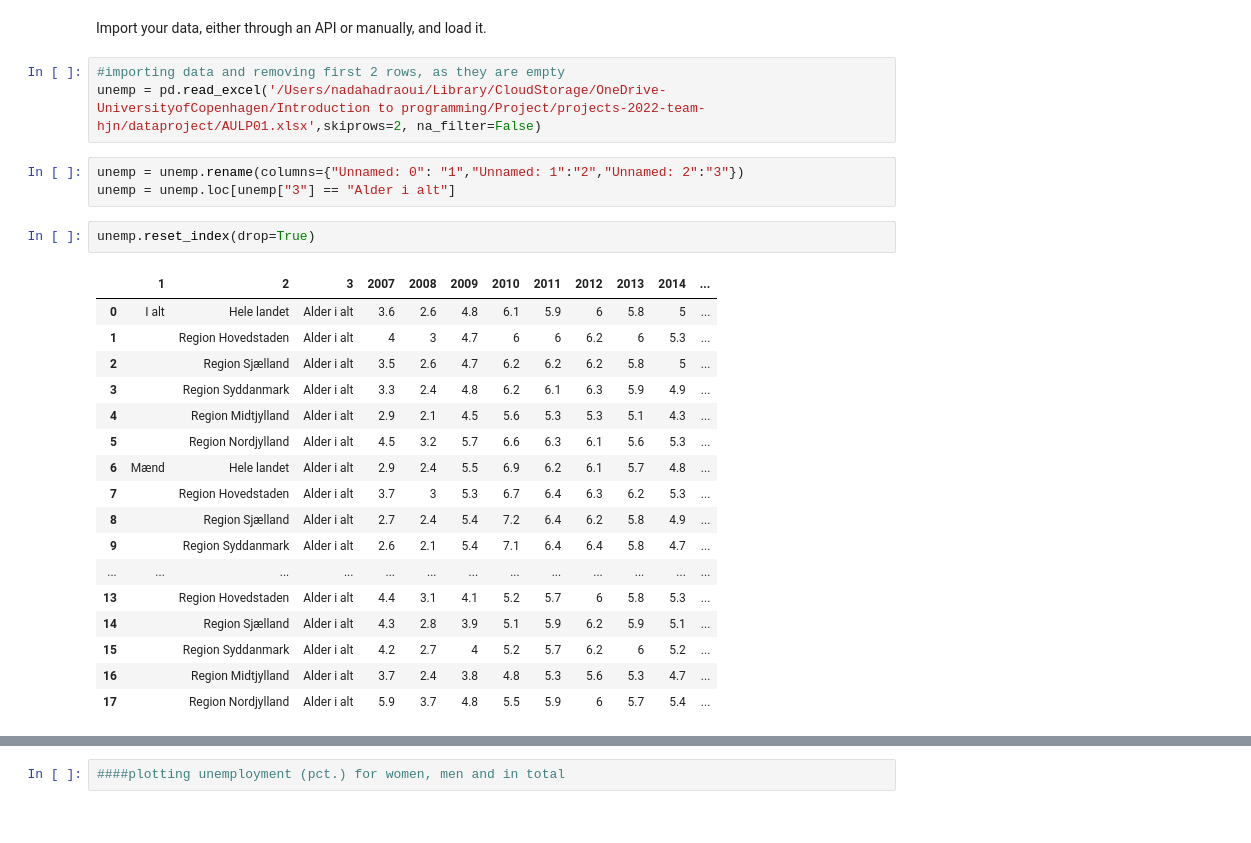
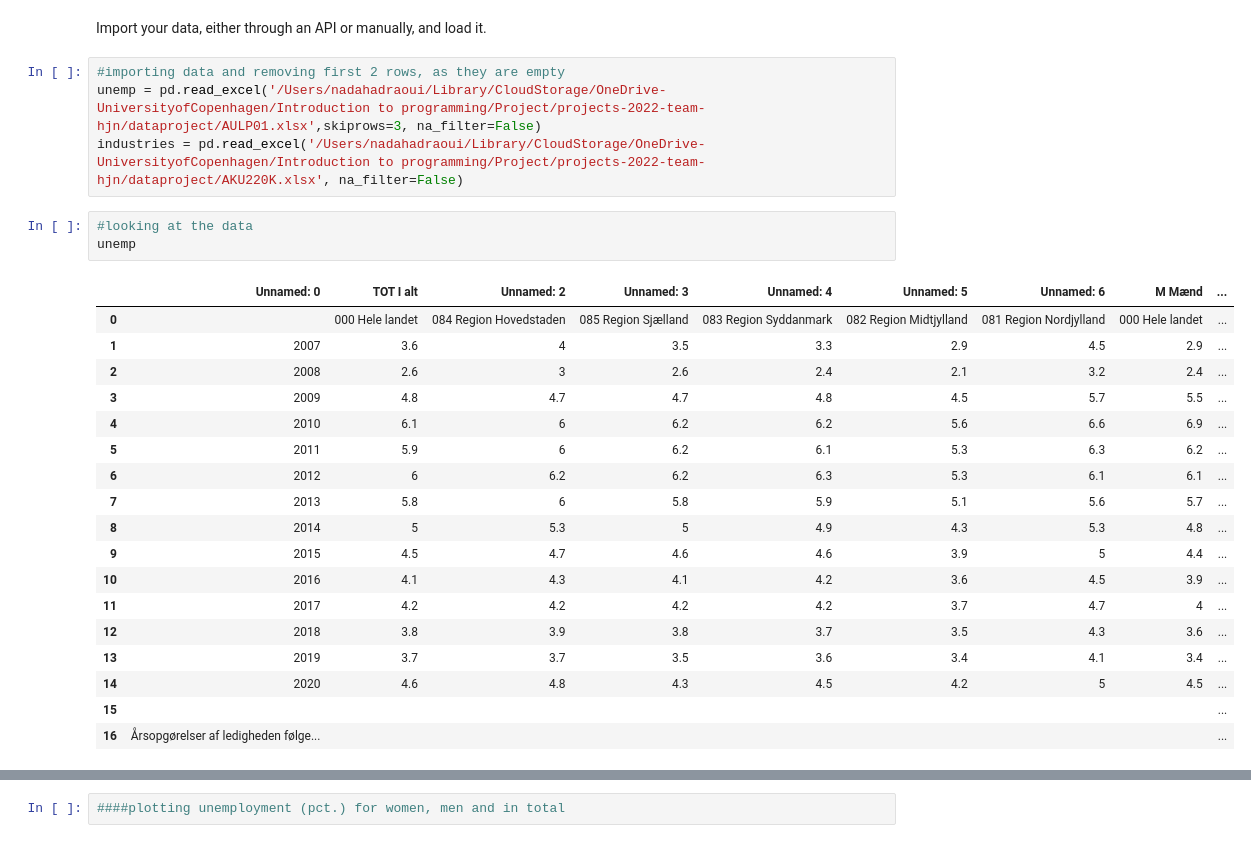
Before and after one commit to Morsing96/Introduction-to-Programming, a Jupyter notebook: dataproject/dataproject.ipynb, the cells around one changed output, grey strips where cells are left out. Cells and saved outputs as stored; diff of their text form.

```diff
--- a/dataproject/dataproject.ipynb
+++ b/dataproject/dataproject.ipynb
@@ -31,27 +28,27 @@ The autoreload extension is already loaded. To reload it, use:
 Import your data, either through an API or manually, and load it.
 # %%
 #importing data and removing first 2 rows, as they are empty
-unemp = pd.read_excel('/Users/nadahadraoui/Library/CloudStorage/OneDrive-UniversityofCopenhagen/Introduction to programming/Project/projects-2022-team-hjn/dataproject/AULP01.xlsx',skiprows=2, na_filter=False)
+unemp = pd.read_excel('/Users/nadahadraoui/Library/CloudStorage/OneDrive-UniversityofCopenhagen/Introduction to programming/Project/projects-2022-team-hjn/dataproject/AULP01.xlsx',skiprows=3, na_filter=False)
+industries = pd.read_excel('/Users/nadahadraoui/Library/CloudStorage/OneDrive-UniversityofCopenhagen/Introduction to programming/Project/projects-2022-team-hjn/dataproject/AKU220K.xlsx', na_filter=False)
-# %%
-unemp = unemp.rename(columns={"Unnamed: 0": "1","Unnamed: 1":"2","Unnamed: 2":"3"})
-unemp = unemp.loc[unemp["3"] == "Alder i alt"]
-# %%
-unemp.reset_index(drop=True)
-# %% [output]
-|  | 1 | 2 | 3 | 2007 | 2008 | 2009 | 2010 | 2011 | 2012 | 2013 | 2014 | ... |
-| 0 | I alt | Hele landet | Alder i alt | 3.6 | 2.6 | 4.8 | 6.1 | 5.9 | 6 | 5.8 | 5 | ... |
-| 1 |  | Region Hovedstaden | Alder i alt | 4 | 3 | 4.7 | 6 | 6 | 6.2 | 6 | 5.3 | ... |
-| 2 |  | Region Sjælland | Alder i alt | 3.5 | 2.6 | 4.7 | 6.2 | 6.2 | 6.2 | 5.8 | 5 | ... |
-| 3 |  | Region Syddanmark | Alder i alt | 3.3 | 2.4 | 4.8 | 6.2 | 6.1 | 6.3 | 5.9 | 4.9 | ... |
-| 4 |  | Region Midtjylland | Alder i alt | 2.9 | 2.1 | 4.5 | 5.6 | 5.3 | 5.3 | 5.1 | 4.3 | ... |
-| 5 |  | Region Nordjylland | Alder i alt | 4.5 | 3.2 | 5.7 | 6.6 | 6.3 | 6.1 | 5.6 | 5.3 | ... |
-| 6 | Mænd | Hele landet | Alder i alt | 2.9 | 2.4 | 5.5 | 6.9 | 6.2 | 6.1 | 5.7 | 4.8 | ... |
-| 7 |  | Region Hovedstaden | Alder i alt | 3.7 | 3 | 5.3 | 6.7 | 6.4 | 6.3 | 6.2 | 5.3 | ... |
-| 8 |  | Region Sjælland | Alder i alt | 2.7 | 2.4 | 5.4 | 7.2 | 6.4 | 6.2 | 5.8 | 4.9 | ... |
-| 9 |  | Region Syddanmark | Alder i alt | 2.6 | 2.1 | 5.4 | 7.1 | 6.4 | 6.4 | 5.8 | 4.7 | ... |
-| ... | ... | ... | ... | ... | ... | ... | ... | ... | ... | ... | ... | ... |
-| 13 |  | Region Hovedstaden | Alder i alt | 4.4 | 3.1 | 4.1 | 5.2 | 5.7 | 6 | 5.8 | 5.3 | ... |
-| 14 |  | Region Sjælland | Alder i alt | 4.3 | 2.8 | 3.9 | 5.1 | 5.9 | 6.2 | 5.9 | 5.1 | ... |
-| 15 |  | Region Syddanmark | Alder i alt | 4.2 | 2.7 | 4 | 5.2 | 5.7 | 6.2 | 6 | 5.2 | ... |
-| 16 |  | Region Midtjylland | Alder i alt | 3.7 | 2.4 | 3.8 | 4.8 | 5.3 | 5.6 | 5.3 | 4.7 | ... |
-| 17 |  | Region Nordjylland | Alder i alt | 5.9 | 3.7 | 4.8 | 5.5 | 5.9 | 6 | 5.7 | 5.4 | ... |
+# %%
+#looking at the data
+unemp
+# %% [output]
+|  | Unnamed: 0 | TOT I alt | Unnamed: 2 | Unnamed: 3 | Unnamed: 4 | Unnamed: 5 | Unnamed: 6 | M Mænd | ... |
+| 0 |  | 000 Hele landet | 084 Region Hovedstaden | 085 Region Sjælland | 083 Region Syddanmark | 082 Region Midtjylland | 081 Region Nordjylland | 000 Hele landet | ... |
+| 1 | 2007 | 3.6 | 4 | 3.5 | 3.3 | 2.9 | 4.5 | 2.9 | ... |
+| 2 | 2008 | 2.6 | 3 | 2.6 | 2.4 | 2.1 | 3.2 | 2.4 | ... |
+| 3 | 2009 | 4.8 | 4.7 | 4.7 | 4.8 | 4.5 | 5.7 | 5.5 | ... |
+| 4 | 2010 | 6.1 | 6 | 6.2 | 6.2 | 5.6 | 6.6 | 6.9 | ... |
+| 5 | 2011 | 5.9 | 6 | 6.2 | 6.1 | 5.3 | 6.3 | 6.2 | ... |
+| 6 | 2012 | 6 | 6.2 | 6.2 | 6.3 | 5.3 | 6.1 | 6.1 | ... |
+| 7 | 2013 | 5.8 | 6 | 5.8 | 5.9 | 5.1 | 5.6 | 5.7 | ... |
+| 8 | 2014 | 5 | 5.3 | 5 | 4.9 | 4.3 | 5.3 | 4.8 | ... |
+| 9 | 2015 | 4.5 | 4.7 | 4.6 | 4.6 | 3.9 | 5 | 4.4 | ... |
+| 10 | 2016 | 4.1 | 4.3 | 4.1 | 4.2 | 3.6 | 4.5 | 3.9 | ... |
+| 11 | 2017 | 4.2 | 4.2 | 4.2 | 4.2 | 3.7 | 4.7 | 4 | ... |
+| 12 | 2018 | 3.8 | 3.9 | 3.8 | 3.7 | 3.5 | 4.3 | 3.6 | ... |
+| 13 | 2019 | 3.7 | 3.7 | 3.5 | 3.6 | 3.4 | 4.1 | 3.4 | ... |
+| 14 | 2020 | 4.6 | 4.8 | 4.3 | 4.5 | 4.2 | 5 | 4.5 | ... |
+| 15 |  |  |  |  |  |  |  |  | ... |
+| 16 | Årsopgørelser af ledigheden følge... |  |  |  |  |  |  |  | ... |
```
Also changed, not shown: parts of 20 cells of this notebook, 1 other file.
